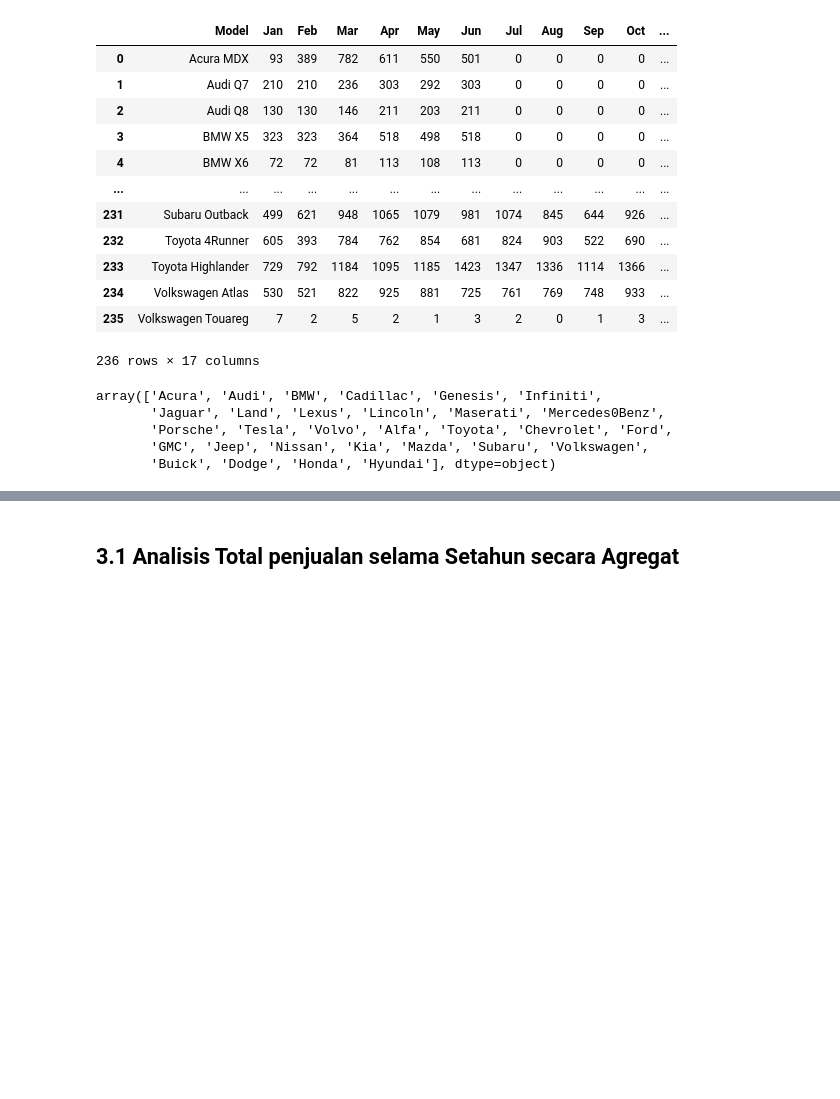
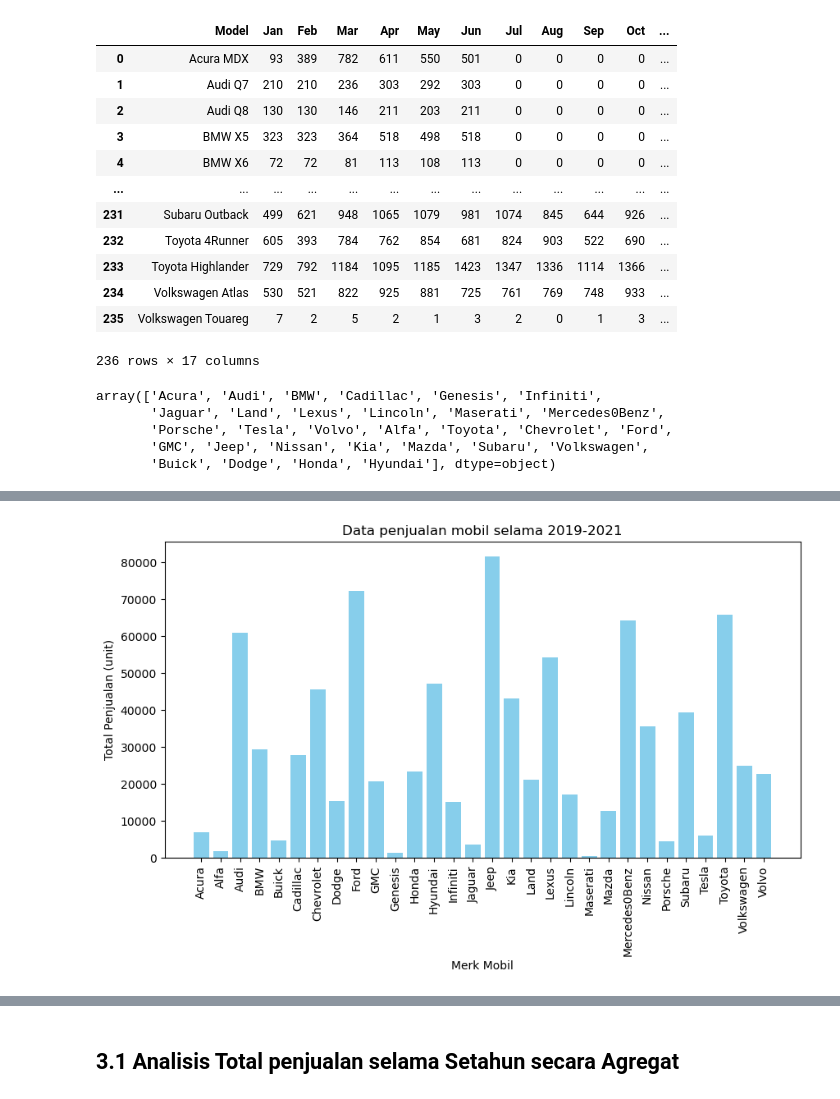
Before and after one commit to dimasfuu/DeltaIndie_dataCourse, a Jupyter notebook: Post Test 4 Februari 2025/Post Test 4 Februari.ipynb, the cells around one changed output, grey strips where cells are left out. Cells and saved outputs as stored; diff of their text form; code cells hidden in the pictures; blank space fills up the shorter version.

```diff
--- a/Post Test 4 Februari 2025/Post Test 4 Februari.ipynb
+++ b/Post Test 4 Februari 2025/Post Test 4 Februari.ipynb
@@ -129,6 +129,8 @@ data1
 | 234 | Volkswagen Atlas | 530 | 521 | 822 | 925 | 881 | 725 | 761 | 769 | 748 | 933 | ... |
 | 235 | Volkswagen Touareg | 7 | 2 | 5 | 2 | 1 | 3 | 2 | 0 | 1 | 3 | ... |
 236 rows × 17 columns
+# %%
+data1["Merk"] = data1["Merek Mobil"]
 # %%
 data1["Merek Mobil"].unique()
 # %% [output]
@@ -139,8 +141,18 @@ array(['Acura', 'Audi', 'BMW', 'Cadillac', 'Genesis', 'Infiniti',
        'Buick', 'Dodge', 'Honda', 'Hyundai'], dtype=object)
 # %%
 data2 = data1.groupby("Merek Mobil").agg(
-    total penjualan = ("Sumofsales","sum"),
-    total jan = ("Jan","sum"),
-    total feb = ("Feb","sum"),
-    total jan = ("Jan","sum"),
+    total_penjualan = ("Sumofsales","sum"),
+    total_jan = ("Jan","sum"),
+    total_feb = ("Feb","sum"),
+    total_mar = ("Mar","sum"),
+    total_apr = ("Apr","sum"),
+    total_may = ("May","sum"),
+    total_jun = ("Jun","sum"),
+    total_jul = ("Jul","sum"),
+    total_aug = ("Aug","sum"),
+    total_sep = ("Sep","sum"),
+    total_oct = ("Oct","sum"),
+    total_nov = ("Nov","sum"),
+    total_dec = ("Dec","sum"),
+    merk = ("Merk","max")
     ).reindex(['Acura', 'Audi', 'BMW', 'Cadillac', 'Genesis','Infiniti','Jaguar', 'Land', 'Lexus', 'Lincoln', 'Maserati', 'Mercedes0Benz','Porsche', 'Tesla', 'Volvo', 'Alfa', 'Toyota', 'Chevrolet', 'Ford','GMC', 'Jeep', 'Nissan', 'Kia', 'Mazda', 'Subaru', 'Volkswagen','Buick', 'Dodge', 'Honda', 'Hyundai'])
@@ -150,0 +180,12 @@ SyntaxError: invalid syntax. Perhaps you forgot a comma? (2129503206.py, line 2)
+# %%
+data2 = data2.sort_index(ascending = True)
+# %%
+plt.figure(figsize=(10,5))
+plt.bar(data2["merk"],data2["total_penjualan"],label="Total Penjualan Menurut Merk Mobil", color="skyblue")
+plt.title("Data penjualan mobil selama 2019-2021")
+plt.xlabel("Merk Mobil")
+plt.ylabel("Total Penjualan (unit)")
+plt.xticks(rotation ='vertical')
+plt.show()
+# %% [output]
+[figure, added]
```
Also changed, not shown: parts of 20 cells of this notebook, 1 other file.
